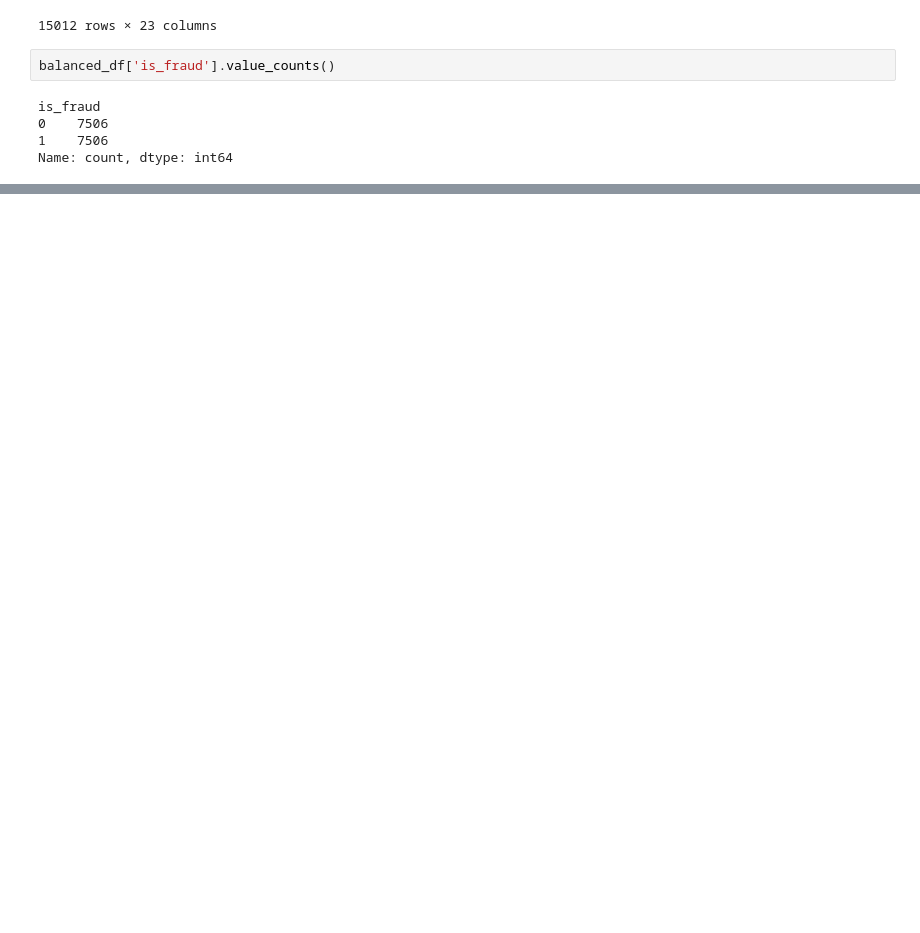
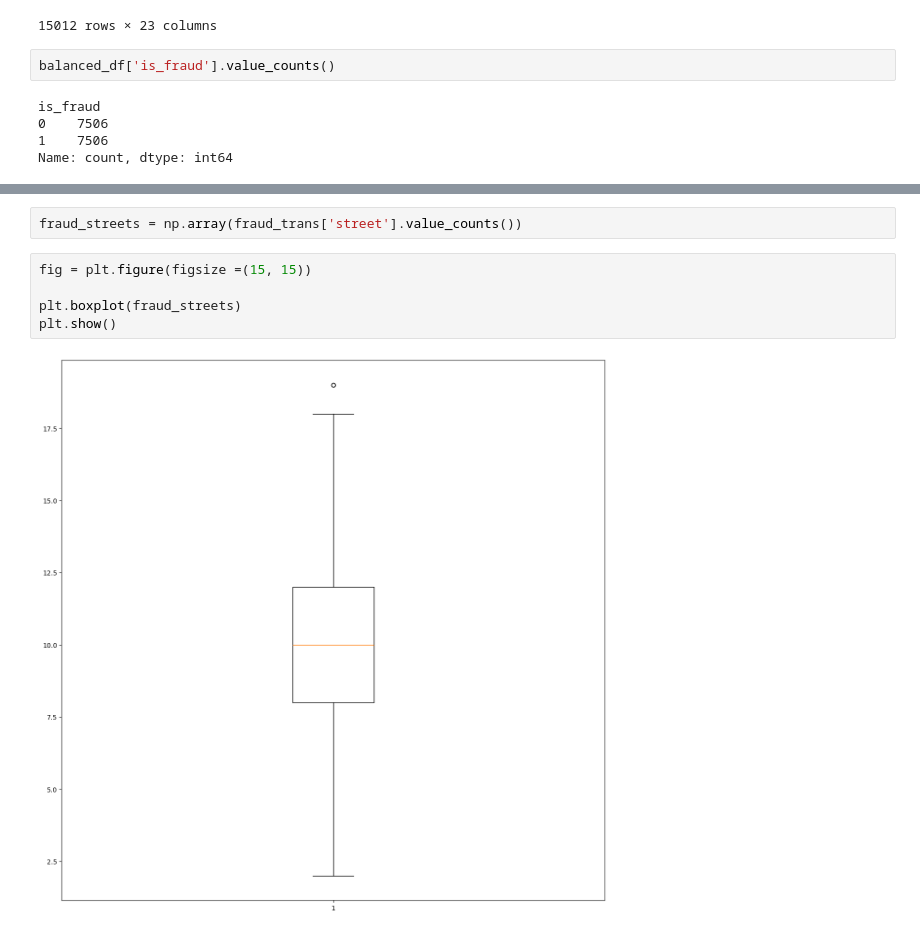
Before and after one commit to IvanLeung36/machine_learning, a Jupyter notebook: analyse_data.ipynb, the cells around one changed output, grey strips where cells are left out. Drawn from its saved outputs; the diff is of its cells as text; blank space fills up the shorter version.

```diff
--- a/analyse_data.ipynb
+++ b/analyse_data.ipynb
@@ -83,0 +170,9 @@ Name: count, dtype: int64
+# %%
+fraud_streets = np.array(fraud_trans['street'].value_counts())
+# %%
+fig = plt.figure(figsize =(15, 15))
+
+plt.boxplot(fraud_streets)
+plt.show()
+# %% [output]
+[figure, added]
```
Also changed, not shown: parts of 29 cells of this notebook, 1 other file.
